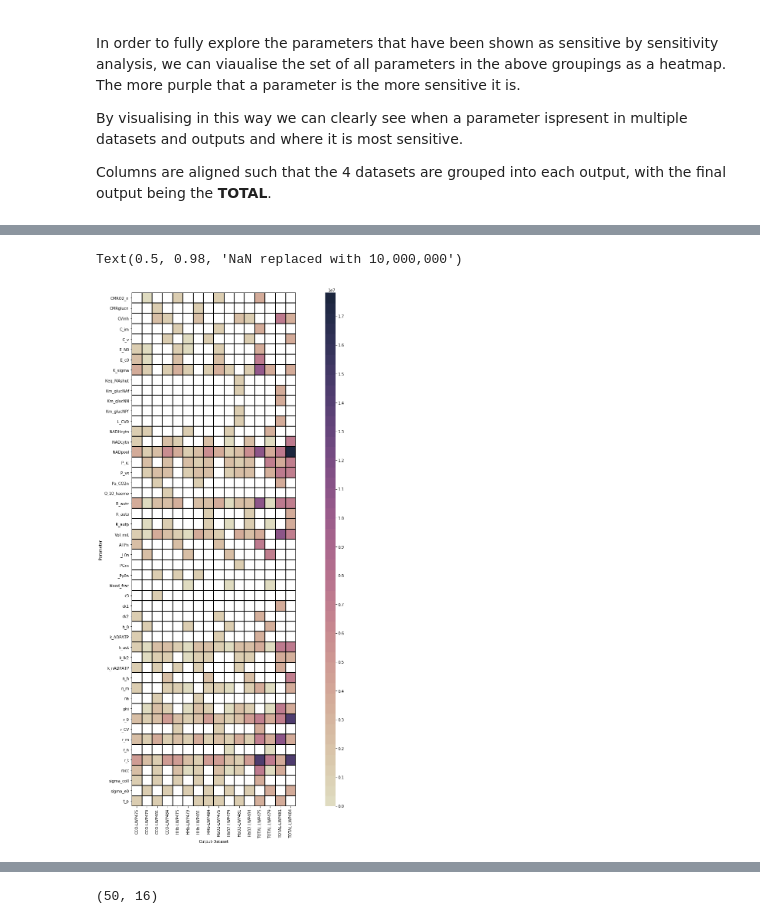
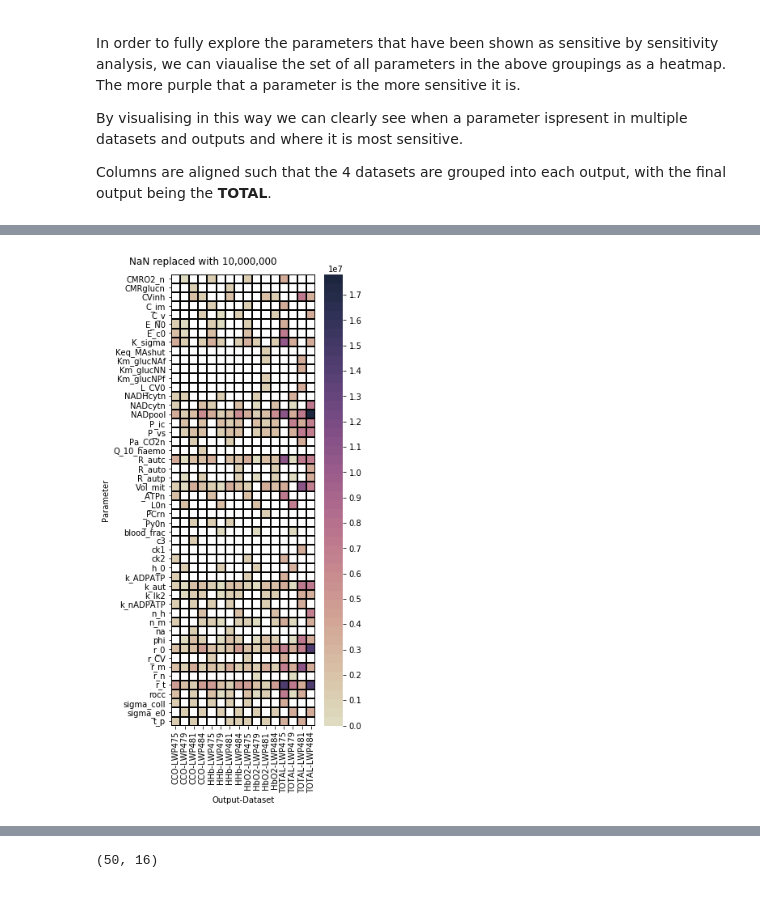
Before and after one commit to multimodalspectroscopy/hypothermia-bayescmd, a Jupyter notebook: results_processing/sensitivity_analysis/notebooks/hypothermia_0_SA.ipynb, the cells around one changed output, grey strips where cells are left out. Saved outputs shown, nothing was run; the diff lists cells and outputs as text; code cells hidden in the pictures.

```diff
--- a/results_processing/sensitivity_analysis/notebooks/hypothermia_0_SA.ipynb
+++ b/results_processing/sensitivity_analysis/notebooks/hypothermia_0_SA.ipynb
@@ -227,21 +249,24 @@ Columns are aligned such that the 4 datasets are grouped into each output, with
 # %%
+%matplotlib inline
 from matplotlib import ticker
 default_ticker = mpl.ticker.MaxNLocator(20)
 grid_kws = {"width_ratios": (.9, .05), "hspace": .3}
-f, (ax, cbar_ax) = plt.subplots(ncols=2, figsize=(10,24), gridspec_kw=grid_kws)
+
+f, (ax, cbar_ax) = plt.subplots(ncols=2, figsize=(6,10), gridspec_kw=grid_kws)
 ax = sns.heatmap(combined_pivoted,
                  cmap = sns.cubehelix_palette(50, start=-.5, rot=.75),
                  square=True,
                  linecolor='black',
                  linewidth=1,
                  ax=ax,
                  cbar_ax=cbar_ax,
                  cbar_kws={"orientation": "vertical", "ticks": default_ticker})
 
-plt.subplots_adjust(top=0.9)
-g.fig.suptitle('NaN replaced with 10,000,000')
+plt.subplots_adjust(top=0.9, wspace=-0.5)
+plt.tight_layout()
+f.suptitle('NaN replaced with 10,000,000', y=0.93)
+f.savefig("/home/buck06191/Dropbox/phd/hypothermia/Figures/Sensitivity/bph0_large_sub.png", transparent=True, bbox_inches = "tight", dpi=250)
 #sns.heatmap(combined_pivoted, cmap = sns.light_palette("green"), square=True, linecolor='black', linewidth=0.2)
 # %% [output]
-Text(0.5, 0.98, 'NaN replaced with 10,000,000')
-[figure, old version]
+[figure, new version]
 # %%
```
Also changed, not shown: parts of 8 cells of this notebook, 3 other files.
